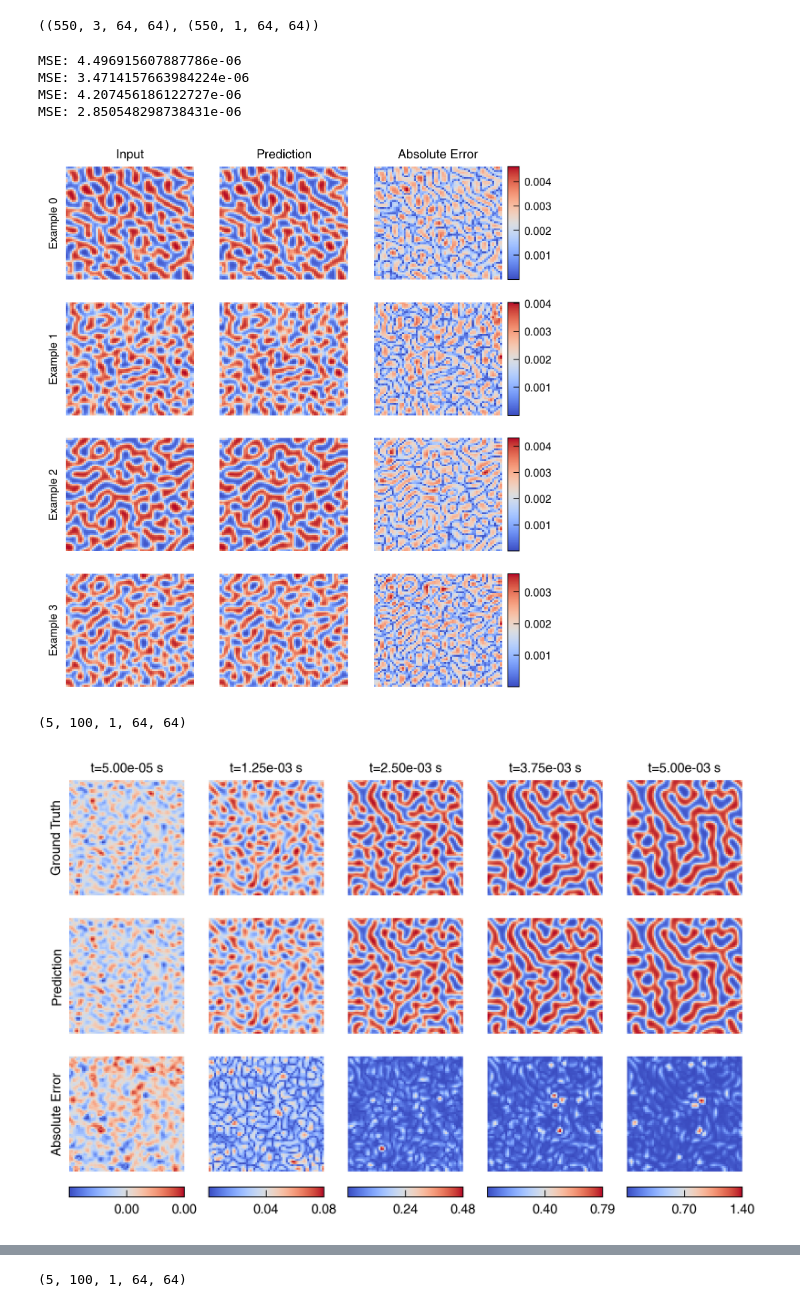
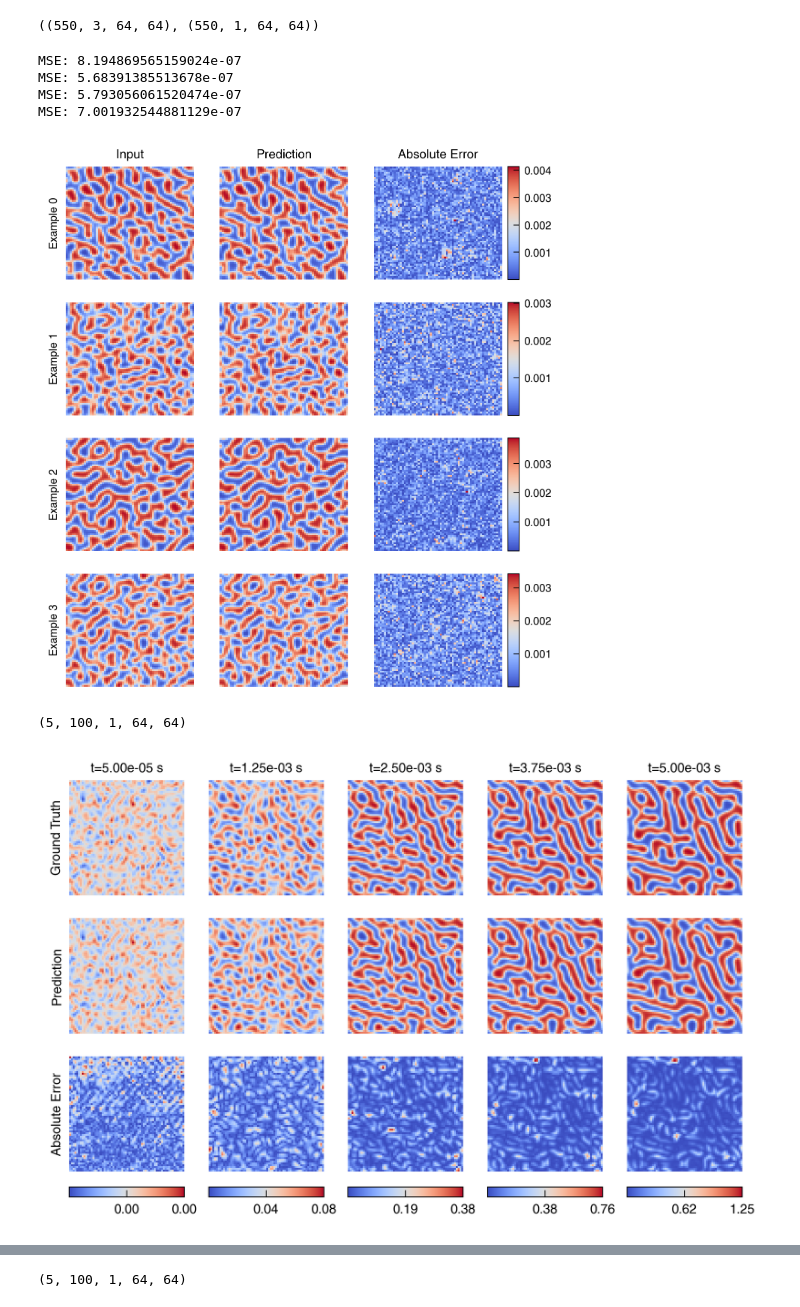
Before and after one commit to NanxiiChen/PF-PINO, a Jupyter notebook: spinodal_decomp/eval.ipynb, the cells around one changed output, grey strips where cells are left out. Saved outputs shown, nothing was run; the diff lists cells and outputs as text; code cells hidden in the pictures.

```diff
--- a/spinodal_decomp/eval.ipynb
+++ b/spinodal_decomp/eval.ipynb
@@ -1,7 +1,7 @@
 # %%
 import os
 os.chdir("../")
-configs_file = "train_debug"
+configs_file = "train_fno"
 # %%
 import os
 from functools import partial
@@ -100,7 +100,7 @@ model_skeleton = get_model2d(
    **model_kwargs
 )
 # weight = os.path.join(save_dir, f"epoch_{configs.epochs - 1}.eqx")
-weight = os.path.join(save_dir, f"epoch_1600.eqx")
+weight = os.path.join(save_dir, f"epoch_600.eqx")
 model = eqx.tree_deserialise_leaves(weight, model_skeleton)
 # %%
 # data = jnp.load("./dataset_split.npz")
@@ -159,11 +159,11 @@ for i, idx in enumerate(random_indices):
     print(f"MSE: {jnp.mean(diff**2)}")
 # fig.tight_layout()
 # %% [output]
-MSE: 4.496915607887786e-06
-MSE: 3.4714157663984224e-06
-MSE: 4.207456186122727e-06
-MSE: 2.850548298738431e-06
+MSE: 8.194869565159024e-07
+MSE: 5.68391385513678e-07
+MSE: 5.793056061520474e-07
+MSE: 7.001932544881129e-07
-[figure, old version]
+[figure, new version]
 # %%
 test_solutions = jnp.load(os.path.join(configs.test_data_dir, "solutions_grid.npy"))
 start = 0
@@ -184,7 +184,7 @@ u_preds.shape
 idxs = [0, 24, 49, 74, 99]
 meshesx = meshes[0]
 meshesy = meshes[1]
-example_th = 2
+example_th = 4
 component = 0
 fig, axes = plt.subplots(3, len(idxs), figsize=(1.3 * len(idxs), 3.8),)
 for i, idx in enumerate(idxs):
@@ -203,34 +203,34 @@ for i, idx in enumerate(idxs):
     ax.pcolormesh(meshesx, meshesy, u_preds[example_th, idx, component, :, :], shading='auto', cmap='coolwarm')
     if i == 0:
         ax.text(-0.05, 0.5, "Prediction", ha="right", va="center", transform=ax.transAxes, rotation=90)
     ax.set_axis_off()
     ax.set_aspect('equal')
 
     ax = axes[2, i]
     diff = jnp.abs(y_test[example_th, idx, component, :, :] - u_preds[example_th, idx, component, :, :])
     # diff_ax = ax.contourf(meshesx, meshesy, diff, levels=20, cmap='coolwarm')
     diff_ax = ax.pcolormesh(meshesx, meshesy, diff, shading='auto', cmap='coolwarm')
     if i == 0:
         ax.text(-0.05, 0.5, "Absolute Error", ha="right", va="center", transform=ax.transAxes, rotation=90)
     ax.set_axis_off()
     ax.set_aspect('equal')
     ax_bar = fig.add_axes([ax.get_position().x0,
                            ax.get_position().y0 - 0.05,
                            ax.get_position().width,
                            0.02])
 
     # L2 = jnp.linalg.norm(y_test[example_th, idx, component, :, :] - u_preds[example_th, idx, component, :, :]) / jnp.linalg.norm(y_test[example_th, idx, component, :, :])
     # # format as latex string wish scientific notation (\times 10^)
     # L2_magnitude = jnp.floor(jnp.log10(L2))
     # L2_coefficient = L2 / (10 ** L2_magnitude)
     # L2_text = r"$L_2=" + f"{L2_coefficient:.2f}" + r"\times 10^{" + f"{int(L2_magnitude)}" + "}$"
     # ax.text(0.01, 0.99, L2_text, ha="left", va="top", transform=ax.transAxes, fontsize=5, color='white')
 
     # fewer ticks on colorbar with 2 precision
     fig.colorbar(diff_ax, cax=ax_bar, orientation='horizontal',
                  format='%.2f', ticks=jnp.linspace(0, jnp.max(diff), num=3))
 # %% [output]
-[figure, old version]
+[figure, new version]
 # %%
 l2 = jnp.linalg.norm(y_test - u_preds) / jnp.linalg.norm(y_test)
 l2
```
Also changed, not shown: parts of 5 cells of this notebook, 4 other files.
